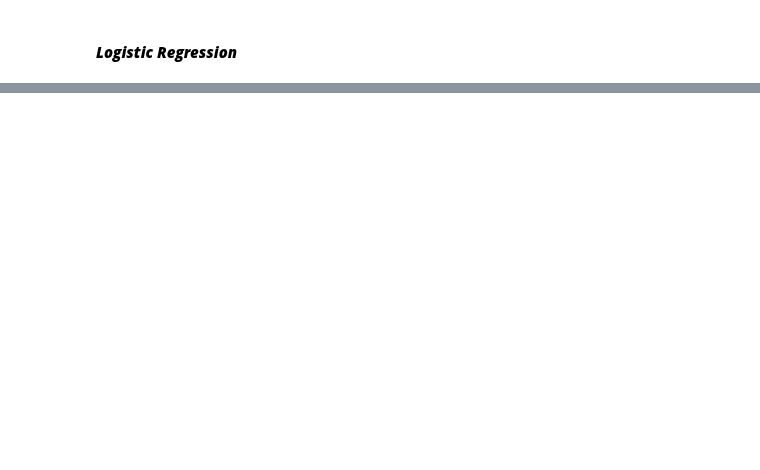
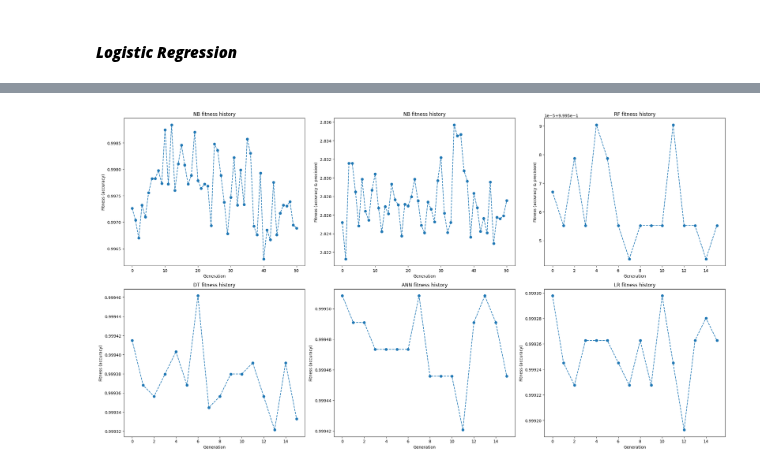
Before and after one commit to karanbir-singh/NAML-Project, a Jupyter notebook: notebooks/GA.ipynb, the cells around one changed output, grey strips where cells are left out. Saved outputs shown, nothing was run; the diff lists cells and outputs as text; code cells hidden in the pictures; blank space fills up the shorter version.

```diff
--- a/notebooks/GA.ipynb
+++ b/notebooks/GA.ipynb
@@ -651,5 +663,5 @@ print(f"Best feature vector: {ga.decode(best_feats_lr)}, with fitness {max_fit_l
 # %%
-fig, axs = plt.subplots(1, 6, figsize = (20, 5))
+fig, axs = plt.subplots(2, 3, figsize = (22, 12))
 
 axs = axs.flatten()
 
@@ -658,30 +670,32 @@ axs[0].set_title("NB fitness history")
 axs[0].set_xlabel("Generation")
 axs[0].set_ylabel("Fitness (accuracy)")
 
 axs[1].plot(fit_hist_nb_2, "o--")
 axs[1].set_title("NB fitness history")
 axs[1].set_xlabel("Generation")
 axs[1].set_ylabel("Fitness (accuracy & precision)")
 
 axs[2].plot(fit_hist_rf, "o--")
 axs[2].set_title("RF fitness history")
 axs[2].set_xlabel("Generation")
 axs[2].set_ylabel("Fitness (accuracy & precision)")
 
 axs[3].plot(fit_hist_dt, "o--")
 axs[3].set_title("DT fitness history")
 axs[3].set_xlabel("Generation")
 axs[3].set_ylabel("Fitness (accuracy)")
 
 axs[4].plot(fit_hist_ann, "o--")
 axs[4].set_title("ANN fitness history")
 axs[4].set_xlabel("Generation")
 axs[4].set_ylabel("Fitness (accuracy)")
 
 axs[5].plot(fit_hist_lr, "o--")
 axs[5].set_title("LR fitness history")
 axs[5].set_xlabel("Generation")
 axs[5].set_ylabel("Fitness (accuracy)")
 
 plt.tight_layout()
 plt.show()
+# %% [output]
+[figure, added]
```
Also changed, not shown: parts of 6 cells of this notebook.
